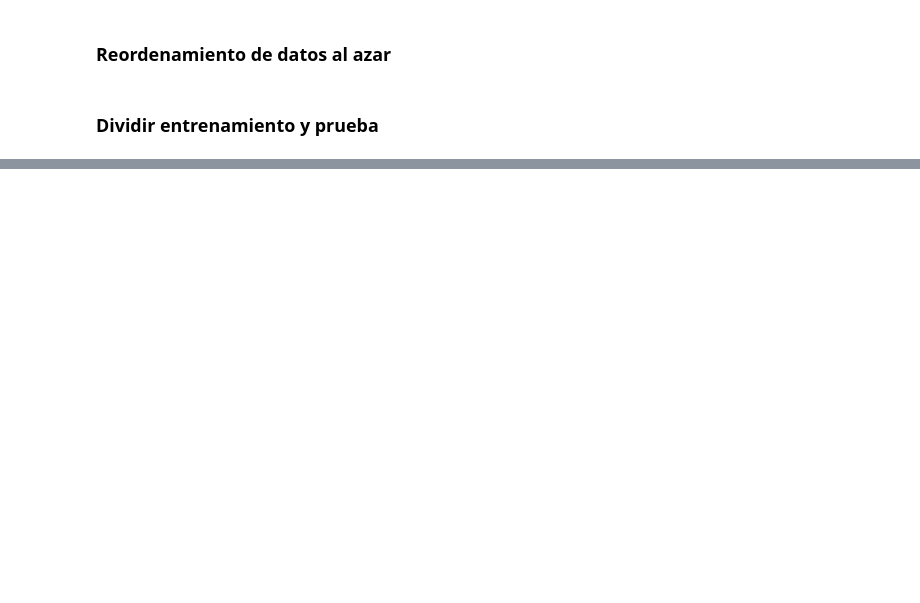
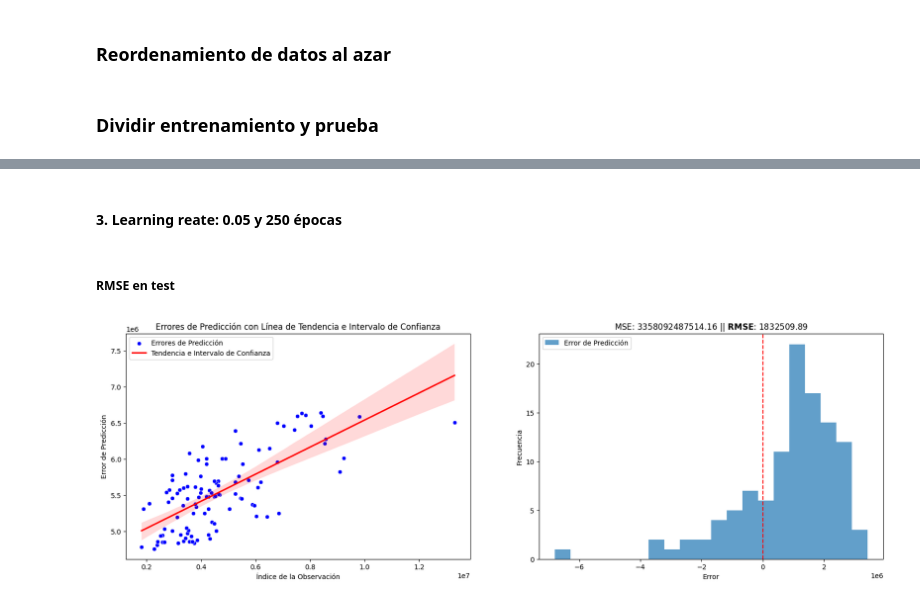
Before and after one commit to cbaldelomar/04-mlp, a Jupyter notebook: notebooks/01-main.ipynb, the cells around one changed output, grey strips where cells are left out. Saved outputs shown, nothing was run; the diff lists cells and outputs as text; code cells hidden in the pictures; blank space fills up the shorter version.

Commit message:
Add iterations to evaluate the RMSE result with different hyperparameters

```diff
--- a/notebooks/01-main.ipynb
+++ b/notebooks/01-main.ipynb
@@ -226,0 +237,15 @@ imprimir_errores_histograma_tendencia_intervalos(y_train_des, Yp_10HL_2t)
+# %% [markdown]
+#### 3. Learning reate: 0.05 y 250 épocas
+# %% [markdown]
+##### RMSE en test
+# %%
+RNA_10HL_3 = MLP(layer_sizes=[4, 10, 4, 1])
+RNA_10HL_3.train(x_train, y_train, learning_rate=0.05, iterations=250)
+
+predicciones_10HL_3 = RNA_10HL_3.feedforward(x_test)
+Yp_10HL_3 = predicciones_10HL_3 * (max_vals - min_vals) + min_vals # desmormalizar
+
+# RMSE en test
+imprimir_errores_histograma_tendencia_intervalos(y_test, Yp_10HL_3)
+# %% [output]
+[figure, added]
```
Also changed, not shown: parts of 47 cells of this notebook.
